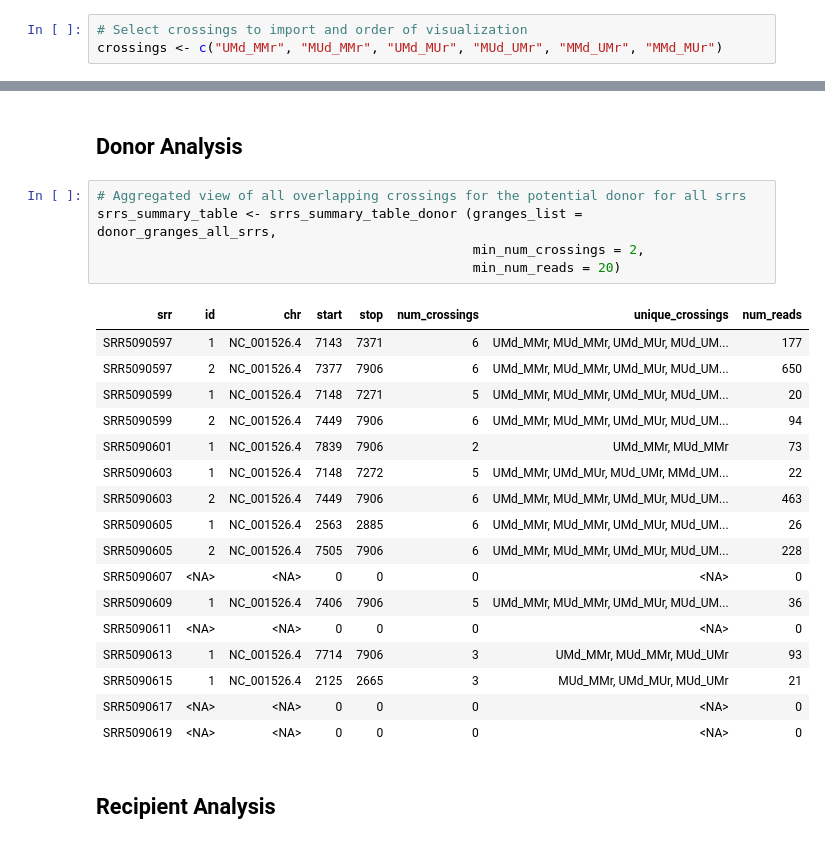
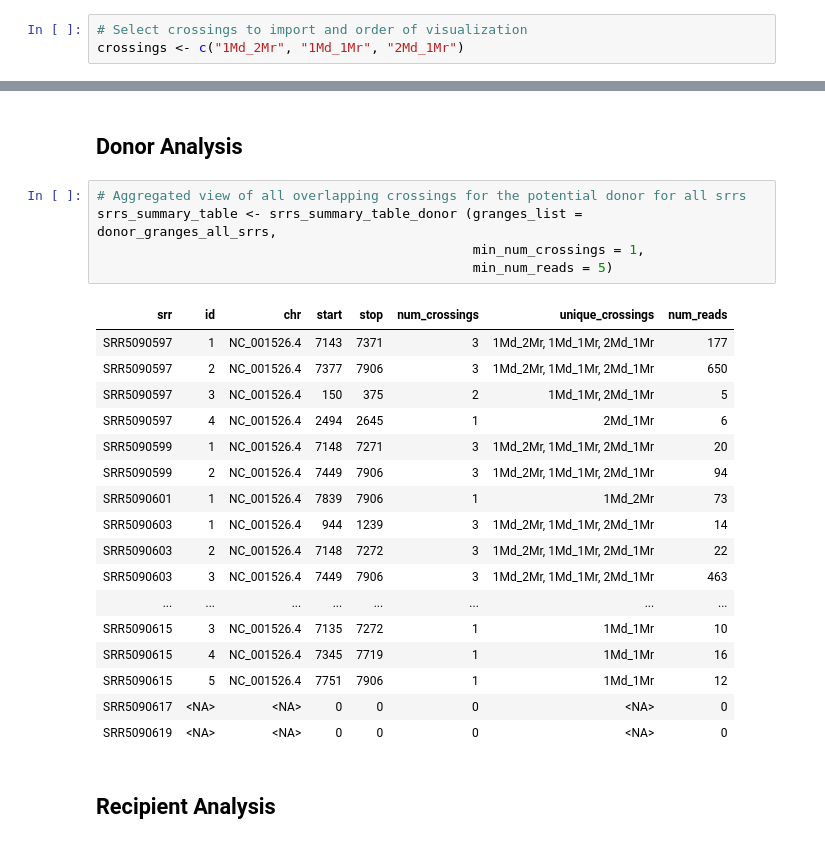
Before and after one commit to dformoso/wallaby, a Jupyter notebook: notebooks/hpv16_to_hg38_rnaseq.ipynb, the cells around one changed output, grey strips where cells are left out. Drawn from its saved outputs; the diff is of its cells as text.

```diff
--- a/notebooks/hpv16_to_hg38_rnaseq.ipynb
+++ b/notebooks/hpv16_to_hg38_rnaseq.ipynb
@@ -35,7 +35,7 @@ display_png(file="reading_window.png")
 [figure]
 # %%
 # Select crossings to import and order of visualization
-crossings <- c("UMd_MMr", "MUd_MMr", "UMd_MUr", "MUd_UMr", "MMd_UMr", "MMd_MUr")
+crossings <- c("1Md_2Mr", "1Md_1Mr", "2Md_1Mr")
 # %%
 # Load all .bed files for all srrs created by the cromwell workflow
 donor_granges_all_srrs <- load_beds(srr_names, crossings, donor_name)
@@ -54,24 +54,24 @@ Hsapiens <- BSgenome.Hsapiens.UCSC.hg38
 # %%
 # Aggregated view of all overlapping crossings for the potential donor for all srrs
 srrs_summary_table <- srrs_summary_table_donor (granges_list = donor_granges_all_srrs,
-                                                min_num_crossings = 2,
-                                                min_num_reads = 20)
+                                                min_num_crossings = 1,
+                                                min_num_reads = 5)
 # %% [output]
 | srr | id | chr | start | stop | num_crossings | unique_crossings | num_reads |
-| SRR5090597 | 1 | NC_001526.4 | 7143 | 7371 | 6 | UMd_MMr, MUd_MMr, UMd_MUr, MUd_UM... | 177 |
-| SRR5090597 | 2 | NC_001526.4 | 7377 | 7906 | 6 | UMd_MMr, MUd_MMr, UMd_MUr, MUd_UM... | 650 |
-| SRR5090599 | 1 | NC_001526.4 | 7148 | 7271 | 5 | UMd_MMr, MUd_MMr, UMd_MUr, MUd_UM... | 20 |
-| SRR5090599 | 2 | NC_001526.4 | 7449 | 7906 | 6 | UMd_MMr, MUd_MMr, UMd_MUr, MUd_UM... | 94 |
-| SRR5090601 | 1 | NC_001526.4 | 7839 | 7906 | 2 | UMd_MMr, MUd_MMr | 73 |
-| SRR5090603 | 1 | NC_001526.4 | 7148 | 7272 | 5 | UMd_MMr, UMd_MUr, MUd_UMr, MMd_UM... | 22 |
-| SRR5090603 | 2 | NC_001526.4 | 7449 | 7906 | 6 | UMd_MMr, MUd_MMr, UMd_MUr, MUd_UM... | 463 |
-| SRR5090605 | 1 | NC_001526.4 | 2563 | 2885 | 6 | UMd_MMr, MUd_MMr, UMd_MUr, MUd_UM... | 26 |
-| SRR5090605 | 2 | NC_001526.4 | 7505 | 7906 | 6 | UMd_MMr, MUd_MMr, UMd_MUr, MUd_UM... | 228 |
-| SRR5090607 | <NA> | <NA> | 0 | 0 | 0 | <NA> | 0 |
-| SRR5090609 | 1 | NC_001526.4 | 7406 | 7906 | 5 | UMd_MMr, MUd_MMr, UMd_MUr, MUd_UM... | 36 |
-| SRR5090611 | <NA> | <NA> | 0 | 0 | 0 | <NA> | 0 |
-| SRR5090613 | 1 | NC_001526.4 | 7714 | 7906 | 3 | UMd_MMr, MUd_MMr, MUd_UMr | 93 |
-| SRR5090615 | 1 | NC_001526.4 | 2125 | 2665 | 3 | MUd_MMr, UMd_MUr, MUd_UMr | 21 |
+| SRR5090597 | 1 | NC_001526.4 | 7143 | 7371 | 3 | 1Md_2Mr, 1Md_1Mr, 2Md_1Mr | 177 |
+| SRR5090597 | 2 | NC_001526.4 | 7377 | 7906 | 3 | 1Md_2Mr, 1Md_1Mr, 2Md_1Mr | 650 |
+| SRR5090597 | 3 | NC_001526.4 | 150 | 375 | 2 | 1Md_1Mr, 2Md_1Mr | 5 |
+| SRR5090597 | 4 | NC_001526.4 | 2494 | 2645 | 1 | 2Md_1Mr | 6 |
+| SRR5090599 | 1 | NC_001526.4 | 7148 | 7271 | 3 | 1Md_2Mr, 1Md_1Mr, 2Md_1Mr | 20 |
+| SRR5090599 | 2 | NC_001526.4 | 7449 | 7906 | 3 | 1Md_2Mr, 1Md_1Mr, 2Md_1Mr | 94 |
+| SRR5090601 | 1 | NC_001526.4 | 7839 | 7906 | 1 | 1Md_2Mr | 73 |
+| SRR5090603 | 1 | NC_001526.4 | 944 | 1239 | 3 | 1Md_2Mr, 1Md_1Mr, 2Md_1Mr | 14 |
+| SRR5090603 | 2 | NC_001526.4 | 7148 | 7272 | 3 | 1Md_2Mr, 1Md_1Mr, 2Md_1Mr | 22 |
+| SRR5090603 | 3 | NC_001526.4 | 7449 | 7906 | 3 | 1Md_2Mr, 1Md_1Mr, 2Md_1Mr | 463 |
+| ... | ... | ... | ... | ... | ... | ... | ... |
+| SRR5090615 | 3 | NC_001526.4 | 7135 | 7272 | 1 | 1Md_1Mr | 10 |
+| SRR5090615 | 4 | NC_001526.4 | 7345 | 7719 | 1 | 1Md_1Mr | 16 |
+| SRR5090615 | 5 | NC_001526.4 | 7751 | 7906 | 1 | 1Md_1Mr | 12 |
 | SRR5090617 | <NA> | <NA> | 0 | 0 | 0 | <NA> | 0 |
 | SRR5090619 | <NA> | <NA> | 0 | 0 | 0 | <NA> | 0 |
 # %% [markdown]
```
Also changed, not shown: parts of 3 cells of this notebook, 16 other files.
